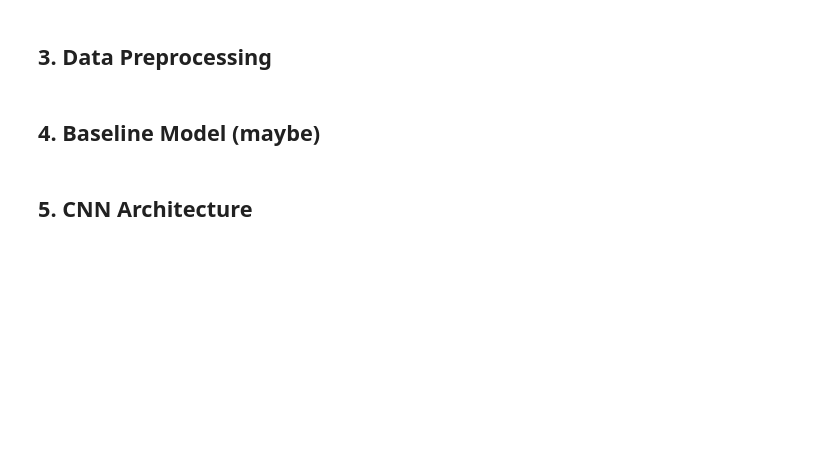
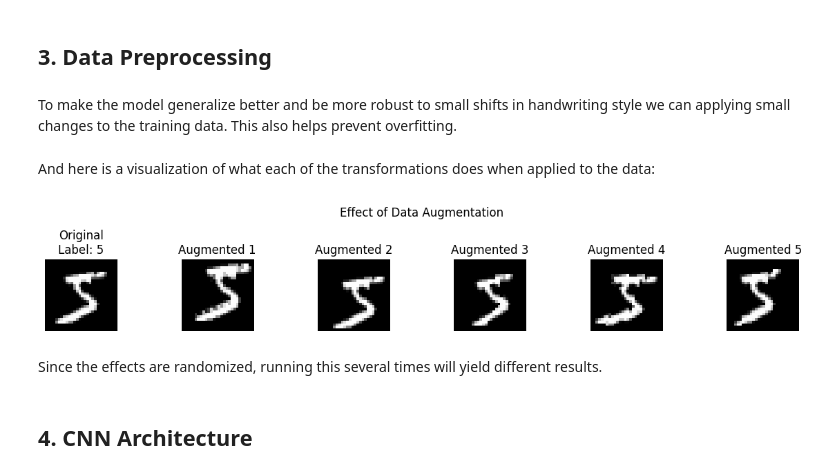
Before and after one commit to sam478/mnist-cnn, a Jupyter notebook: notebooks/cnn_mnist_pipeline.ipynb, the cells around one changed output. Drawn from its saved outputs; the diff is of its cells as text; code cells hidden in the pictures; blank space fills up the shorter version.

Commit message:
CNN Architecture

```diff
--- a/notebooks/cnn_mnist_pipeline.ipynb
+++ b/notebooks/cnn_mnist_pipeline.ipynb
@@ -145,5 +150,5 @@ plt.show()
 Everything looks clear here, labels and numbers looks as expected and the distribution in more or less equal.
 # %% [markdown]
 ## 3. Data Preprocessing
-# %% [markdown]
-## 4. Baseline Model (maybe)
+# %% [markdown]
+To make the model generalize better and be more robust to small shifts in handwriting style we can applying small changes to the training data. This also helps prevent overfitting.
@@ -150,2 +185,31 @@ Everything looks clear here, labels and numbers looks as expected and the distri
+# %% [markdown]
+And here is a visualization of what each of the transformations does when applied to the data:
+# %%
+def show_augmentation_effect():
+    """Shows the first image in the dataset alongside 5 augmented versions."""
+    fig, axes = plt.subplots(1, 6, figsize=(12, 2))
+
+    # Showing original image
+    original_image, label = train_dataset[0]
+    axes[0].imshow(original_image.squeeze(), cmap="gray")
+    axes[0].set_title(f"Original\nLabel: {label}")
+    axes[0].axis("off")
+
+    # Showing 5 augmented versions
+    for i in range(5):
+        aug_image, _ = train_dataset_augmented[0]
+        axes[i + 1].imshow(aug_image.squeeze(), cmap="gray")
+        axes[i + 1].set_title(f"Augmented {i + 1}")
+        axes[i + 1].axis("off")
+
+    plt.suptitle("Effect of Data Augmentation", fontsize=12)
+    plt.tight_layout()
+    plt.show()
+# %%
+show_augmentation_effect()
+# %% [output]
+[figure, added]
+# %% [markdown]
+Since the effects are randomized, running this several times will yield different results.
 # %% [markdown]
-## 5. CNN Architecture
+## 4. CNN Architecture
```
Also changed, not shown: parts of 8 cells of this notebook.
